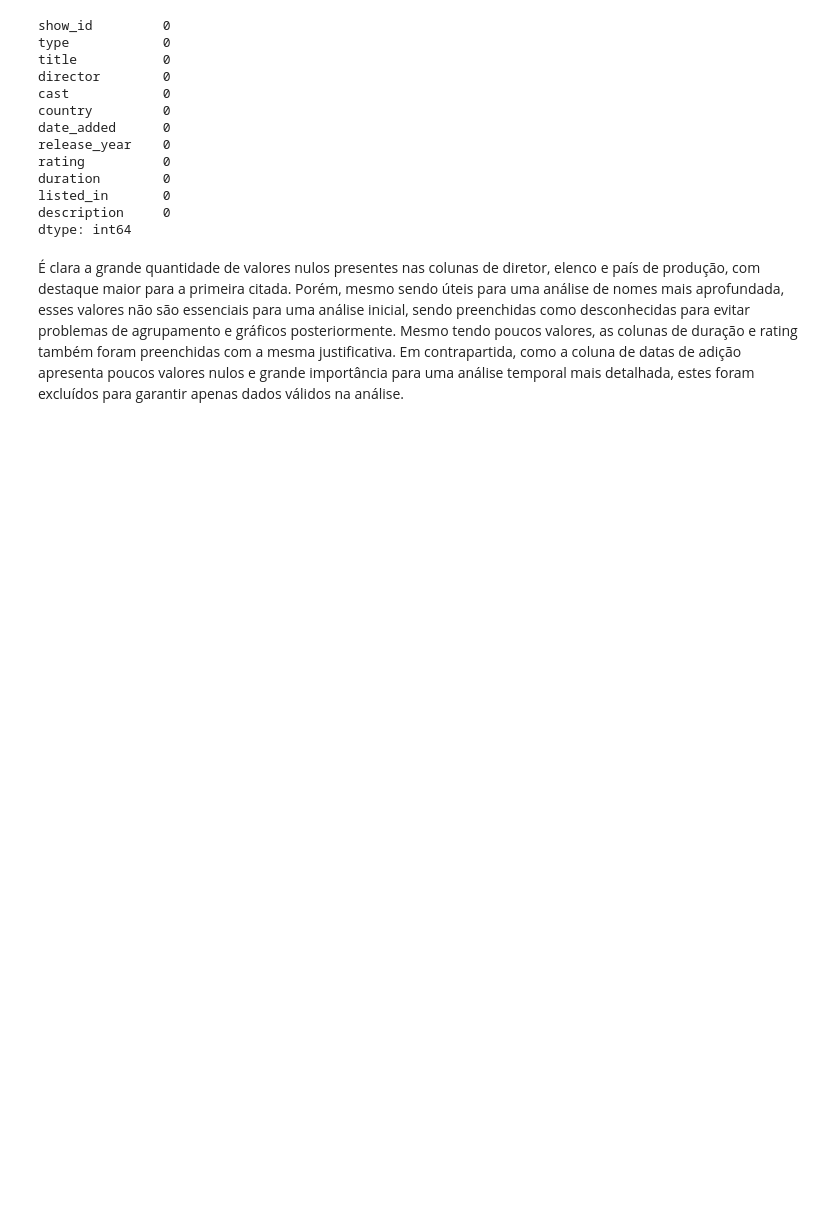
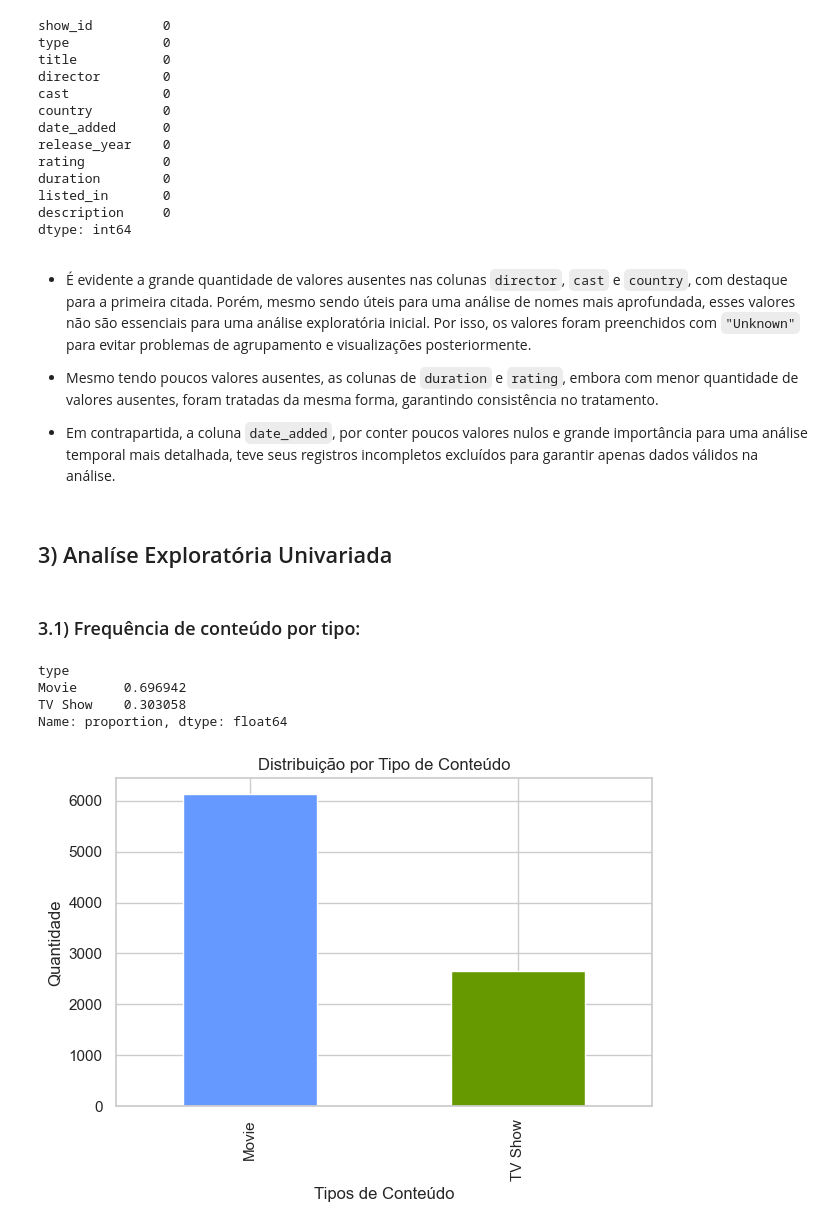
Before and after one commit to JoalysonLima/netflix-eda, a Jupyter notebook: Analisys_Netflix_Dataset.ipynb, the cells around one changed output. Saved outputs shown, nothing was run; the diff lists cells and outputs as text; code cells hidden in the pictures; blank space fills up the shorter version.

Commit message:
Adiciona análise Univariada/Bivariada

```diff
--- a/Analisys_Netflix_Dataset.ipynb
+++ b/Analisys_Netflix_Dataset.ipynb
@@ -117,7 +124,7 @@ df['director'].fillna('Unknown', inplace=True)
 df['cast'].fillna('Unknown', inplace=True)
 df['country'].fillna('Unknown', inplace=True)
 df['duration'].fillna('Unknown', inplace=True)
-df['rating'].fillna('Not rated', inplace=True)
+df['rating'].fillna('Not Rated', inplace=True)
 # %% [output]
 The behavior will change in pandas 3.0. This inplace method will never work because the intermediate object on which we are setting values always behaves as a copy.
 
@@ -146,4 +164,27 @@ listed_in       0
 description     0
 dtype: int64
 # %% [markdown]
-É clara a grande quantidade de valores nulos presentes nas colunas de diretor, elenco e país de produção, com destaque maior para a primeira citada. Porém, mesmo sendo úteis para uma análise de nomes mais aprofundada, esses valores não são essenciais para uma análise inicial, sendo preenchidas como desconhecidas para evitar problemas de agrupamento e gráficos posteriormente. Mesmo tendo poucos valores, as colunas de duração e rating também foram preenchidas com a mesma justificativa. Em contrapartida, como a coluna de datas de adição apresenta poucos valores nulos e grande importância para uma análise temporal mais detalhada, estes foram excluídos para garantir apenas dados válidos na análise.
+- É evidente a grande quantidade de valores ausentes nas colunas `director`, `cast` e `country`, com destaque para a primeira citada. Porém, mesmo sendo úteis para uma análise de nomes mais aprofundada, esses valores não são essenciais para uma análise exploratória inicial. Por isso, os valores foram preenchidos com `"Unknown"` para evitar problemas de agrupamento e visualizações posteriormente.
+
+- Mesmo tendo poucos valores ausentes, as colunas de `duration` e `rating`, embora com menor quantidade de valores ausentes, foram tratadas da mesma forma, garantindo consistência no tratamento.
+
+- Em contrapartida, a coluna `date_added`, por conter poucos valores nulos e grande importância para uma análise temporal mais detalhada, teve seus registros incompletos excluídos para garantir apenas dados válidos na análise.
+# %% [markdown]
+## 3) Analíse Exploratória Univariada
+# %% [markdown]
+### 3.1) Frequência de conteúdo por tipo:
+# %%
+#Percentagem
+df['type'].value_counts(normalize=True)
+# %% [output]
+type
+Movie      0.696942
+TV Show    0.303058
+Name: proportion, dtype: float64
+# %%
+df['type'].value_counts().plot(kind='bar', title='Distribuição por Tipo de Conteúdo', color=['#6699FF', '#669900'])
+plt.xlabel('Tipos de Conteúdo')
+plt.ylabel('Quantidade')
+plt.tight_layout()
+# %% [output]
+[figure, added]
```
Also changed, not shown: parts of 40 cells of this notebook.
